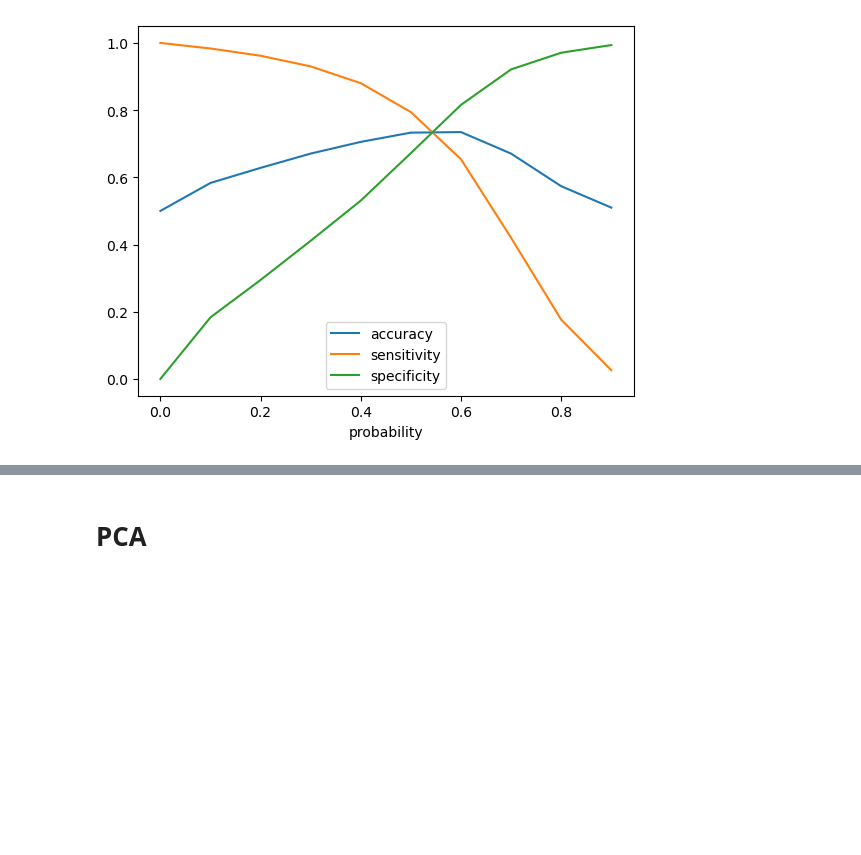
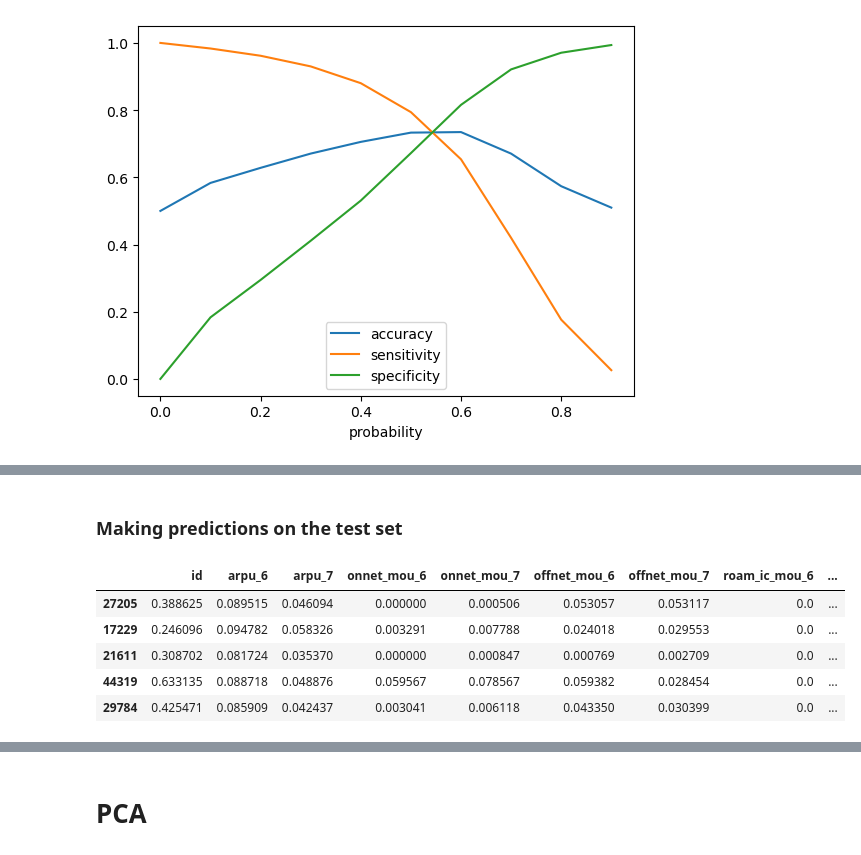
Before and after one commit to SanjayaKumarSahoo/telecom-churn-group-case-study, a Jupyter notebook: solution.ipynb, the cells around one changed output, grey strips where cells are left out. Drawn from its saved outputs; the diff is of its cells as text; code cells hidden in the pictures; blank space fills up the shorter version.

```diff
--- a/solution.ipynb
+++ b/solution.ipynb
@@ -1163,0 +1277,13 @@ plt.show()
+# %% [markdown]
+### Making predictions on the test set
+# %%
+# Scaling the test data
+X_test[num_col] = scaler.transform(X_test[num_col])
+X_test.head()
+# %% [output]
+|  | id | arpu_6 | arpu_7 | onnet_mou_6 | onnet_mou_7 | offnet_mou_6 | offnet_mou_7 | roam_ic_mou_6 | ... |
+| 27205 | 0.388625 | 0.089515 | 0.046094 | 0.000000 | 0.000506 | 0.053057 | 0.053117 | 0.0 | ... |
+| 17229 | 0.246096 | 0.094782 | 0.058326 | 0.003291 | 0.007788 | 0.024018 | 0.029553 | 0.0 | ... |
+| 21611 | 0.308702 | 0.081724 | 0.035370 | 0.000000 | 0.000847 | 0.000769 | 0.002709 | 0.0 | ... |
+| 44319 | 0.633135 | 0.088718 | 0.048876 | 0.059567 | 0.078567 | 0.059382 | 0.028454 | 0.0 | ... |
+| 29784 | 0.425471 | 0.085909 | 0.042437 | 0.003041 | 0.006118 | 0.043350 | 0.030399 | 0.0 | ... |
```
Also changed, not shown: parts of 28 cells of this notebook.
